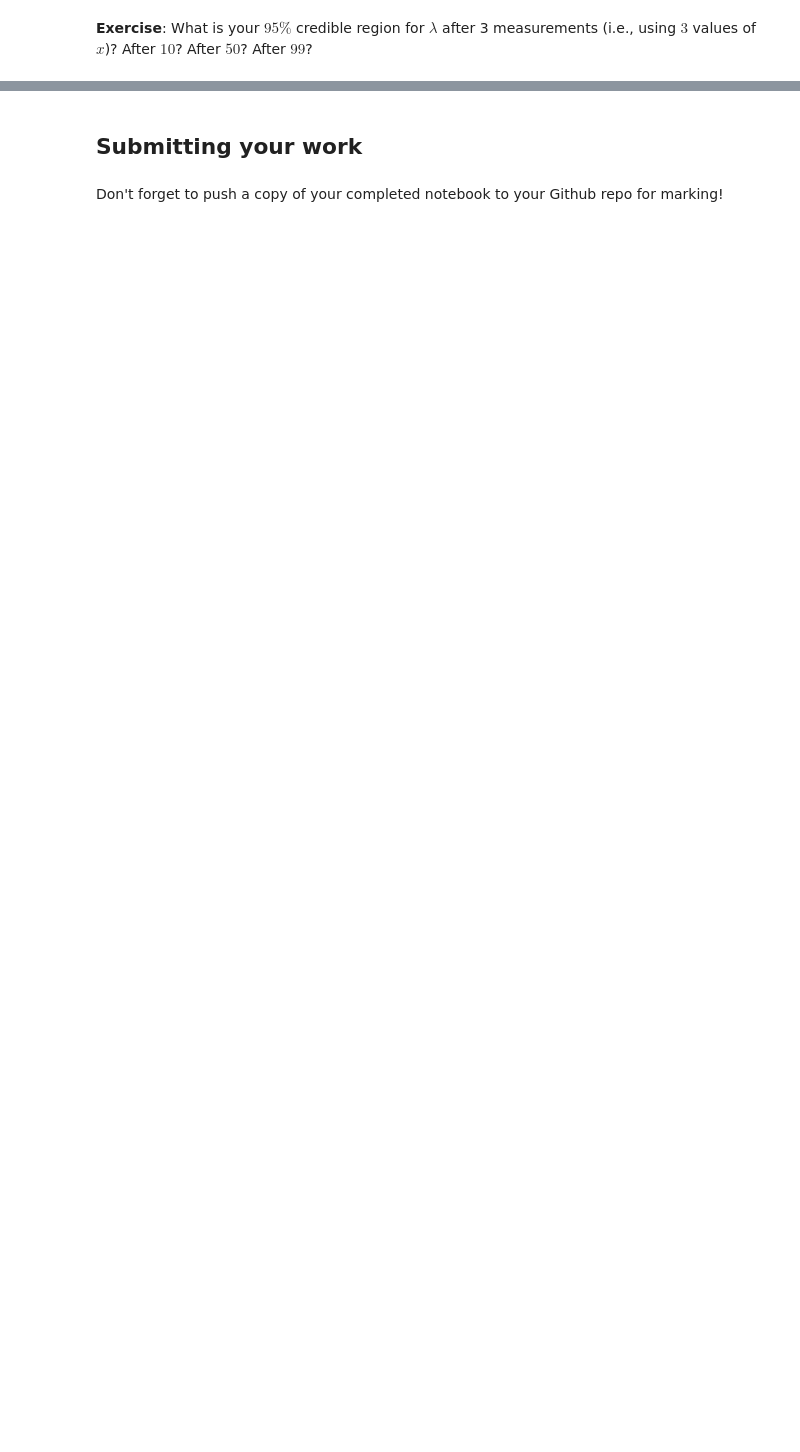
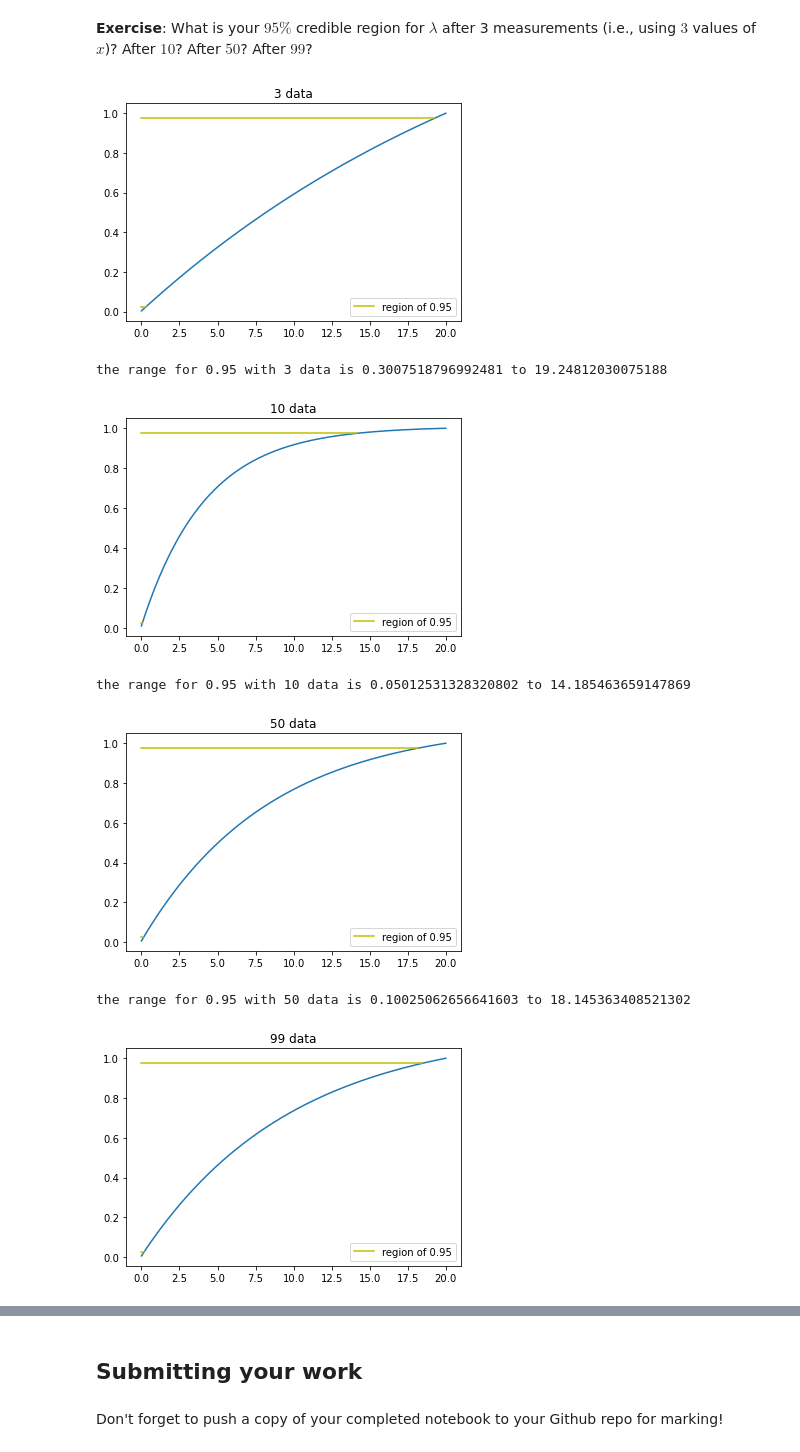
Before and after one commit to wppqywq/data_sci_astrophys_labs, a Jupyter notebook: CodingLab05/CodingLab05_Bayes.ipynb, the cells around one changed output, grey strips where cells are left out. Saved outputs shown, nothing was run; the diff lists cells and outputs as text; code cells hidden in the pictures; blank space fills up the shorter version.

```diff
--- a/CodingLab05/CodingLab05_Bayes.ipynb
+++ b/CodingLab05/CodingLab05_Bayes.ipynb
@@ -353,0 +416,48 @@ __Exercise__: What is your $95\%$ credible region for $\lambda$ after 3 measurem
+# %%
+def find_region(n=3, bins=10, percent=.95):
+    lamb, c = plot_posterior(n=n, bins=bins, doPlot=False)
+
+
+    def posterior(x):
+        f = lambda x: np.exp(-x/lamb) * c
+        sum = np.sum(f(x))
+        return f(x)/sum
+
+    x = np.linspace(0, 20, 400)
+    p = posterior(x)
+    p_cum = np.cumsum(p)
+
+    lower = (1 - percent) / 2
+    x_low = x[p_cum<=lower]
+    y_low = np.empty(len(x_low))
+    y_low.fill(lower)
+
+    higher = 1 - lower
+    x_high = x[p_cum<=higher]
+    y_high = np.empty(len(x_high))
+    y_high.fill(higher)
+
+    plt.plot(x, p_cum)
+    plt.plot(x_low, y_low, 'y', label='region of %s'%percent)
+    plt.plot(x_high, y_high, 'y')
+    plt.title('%s data'%n)
+    plt.legend()
+    plt.show()
+
+    low = x_low[-1]
+    high = x_high[-1]
+    print('the range for %s with %s data is %s to %s'%(percent, n, low, high))
+
+
+find_region(n=3, bins=2)
+find_region(n=10, bins=10)
+find_region(n=50, bins=20)
+find_region(n=99, bins=20)
+# %% [output]
+[figure, added]
+the range for 0.95 with 3 data is 0.3007518796992481 to 19.24812030075188
+[figure, added]
+the range for 0.95 with 10 data is 0.05012531328320802 to 14.185463659147869
+[figure, added]
+the range for 0.95 with 50 data is 0.10025062656641603 to 18.145363408521302
+[figure, added]
```
Also changed, not shown: parts of 7 cells of this notebook.
